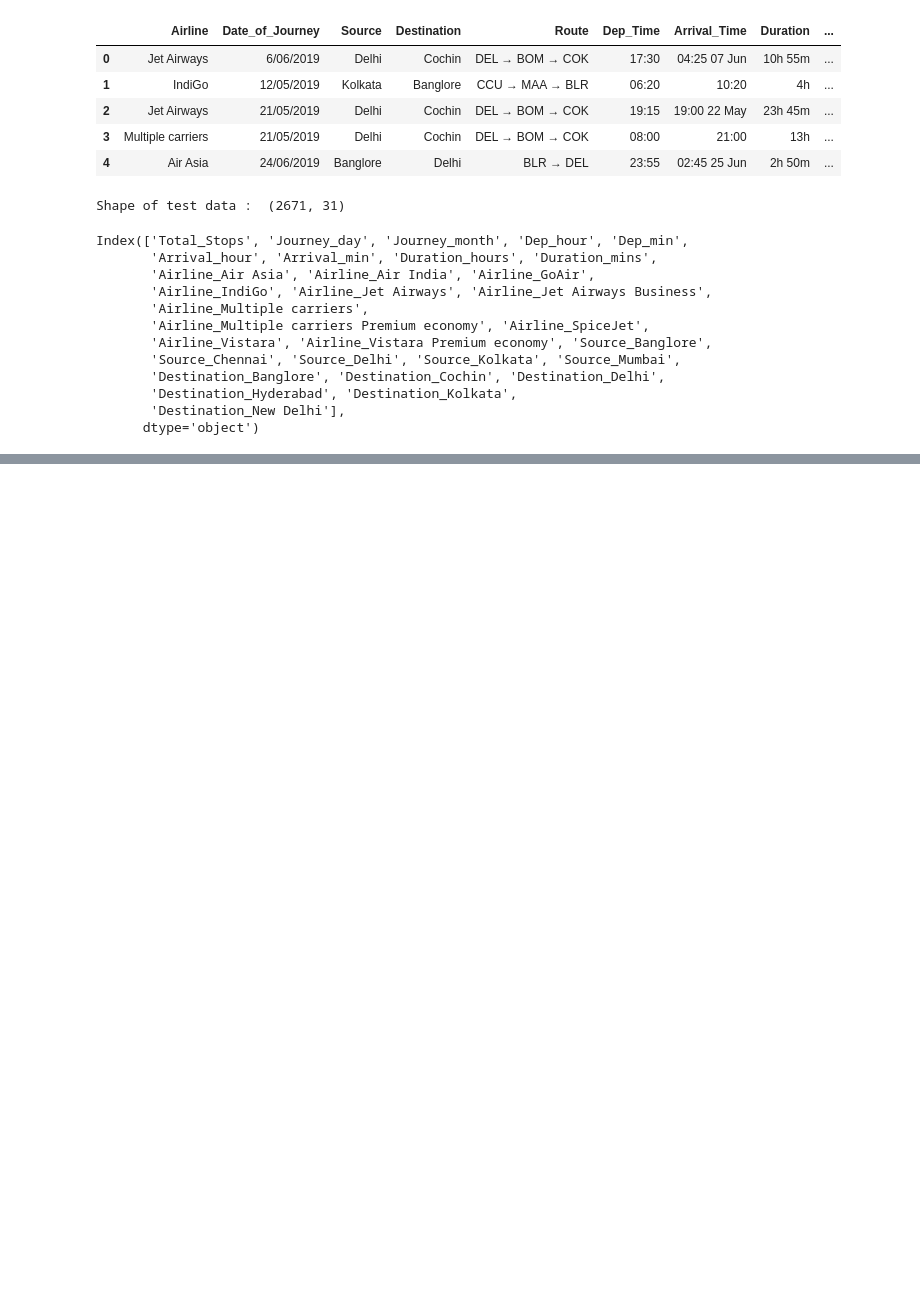
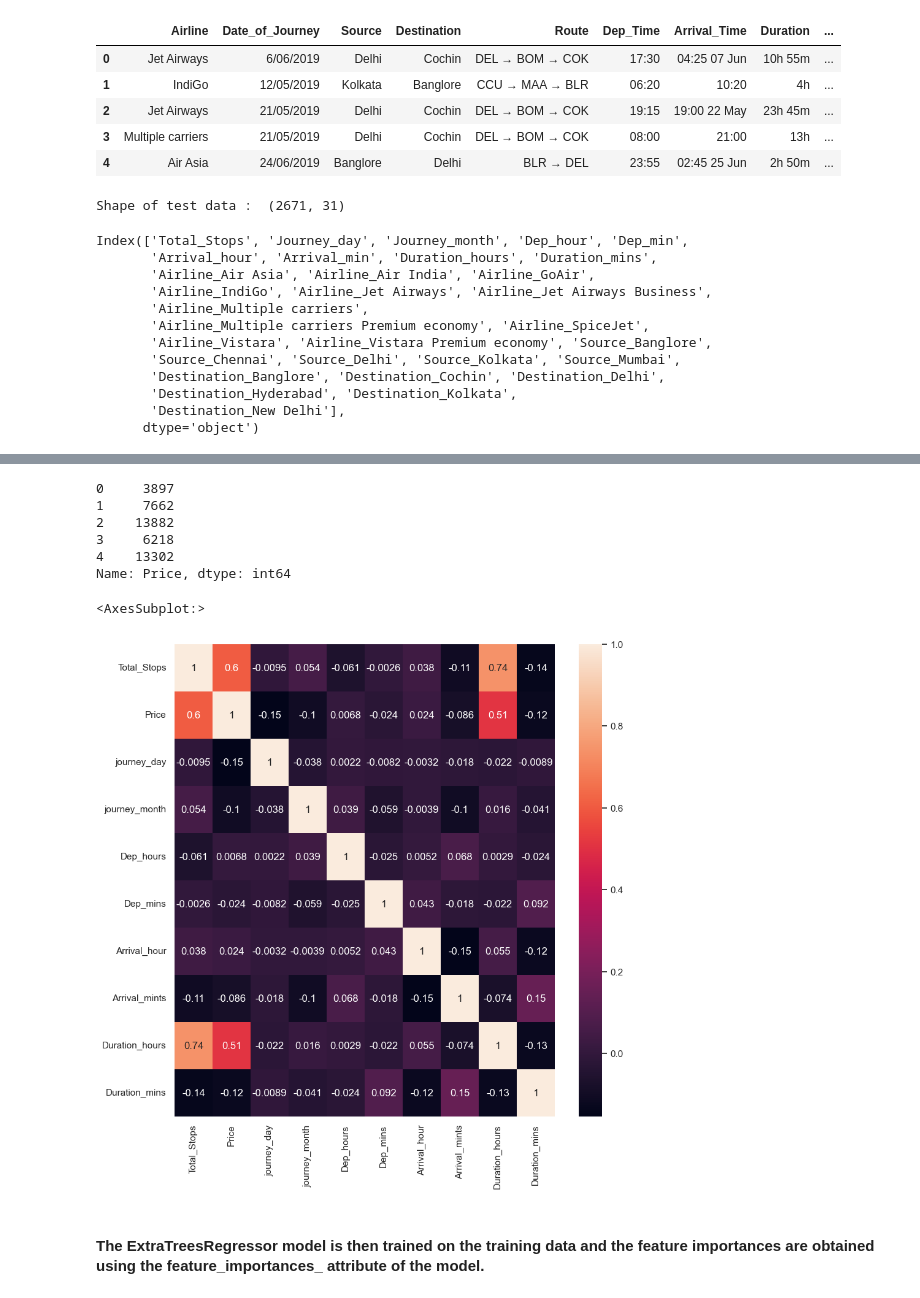
Before and after one commit to DanialAslam04/FlightFarePredicion-, a Jupyter notebook: FlightFarePred.ipynb, the cells around one changed output, grey strips where cells are left out. Cells and saved outputs as stored; diff of their text form; code cells hidden in the pictures; blank space fills up the shorter version.

Commit message:
Model fitting is completed

```diff
--- a/FlightFarePred.ipynb
+++ b/FlightFarePred.ipynb
@@ -299,9 +300,9 @@ train_data["Total_Stops"].head()
 4    1
 Name: Total_Stops, dtype: int64
 # %%
-train_data= pd.concat([train_data,Airlines,Source,Destination],axis=1)
-train_data.drop(["Airline","Source","Destination"],axis=1,inplace=True)
-train_data.head()
+data_train= pd.concat([train_data,Airlines,Source,Destination],axis=1)
+data_train.drop(["Airline","Source","Destination"],axis=1,inplace=True)
+data_train.head()
 # %% [output]
 |  | Total_Stops | Price | journey_day | journey_month | Dep_hours | Dep_mins | Arrival_hour | Arrival_mints | ... |
 | 0 | 0 | 3897 | 24 | 3 | 22 | 20 | 1 | 10 | ... |
@@ -440,0 +466,17 @@ Index(['Total_Stops', 'Journey_day', 'Journey_month', 'Dep_hour', 'Dep_min',
+# %%
+y.head()
+# %% [output]
+0     3897
+1     7662
+2    13882
+3     6218
+4    13302
+Name: Price, dtype: int64
+# %%
+plt.figure(figsize = (10,10))
+sns.heatmap(train_data.corr(), annot = True)
+# %% [output]
+<AxesSubplot:>
+[figure, added]
+# %% [markdown]
+#### The ExtraTreesRegressor model is then trained on the training data and the feature importances are obtained using the feature_importances_ attribute of the model.
```
Also changed, not shown: parts of 26 cells of this notebook.
